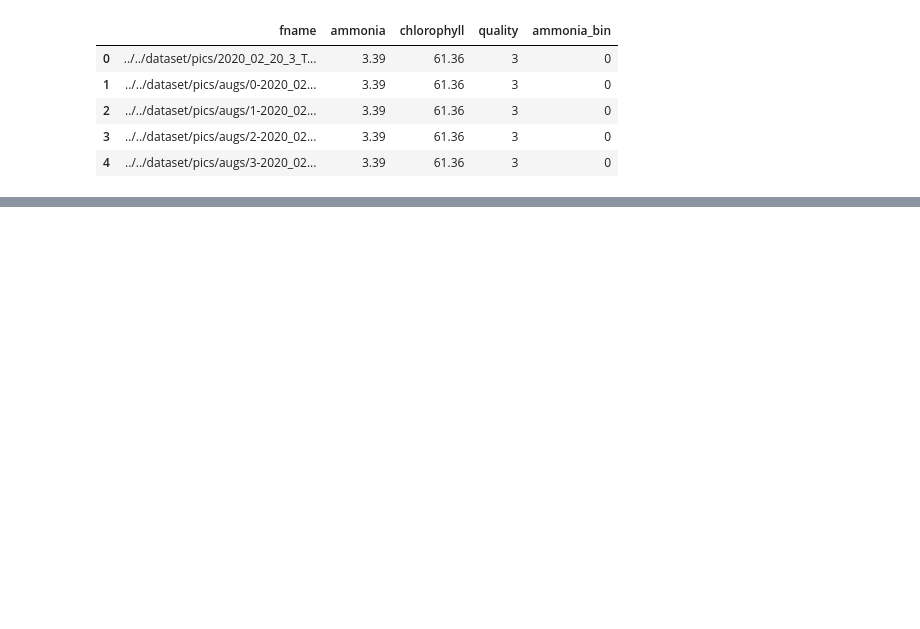
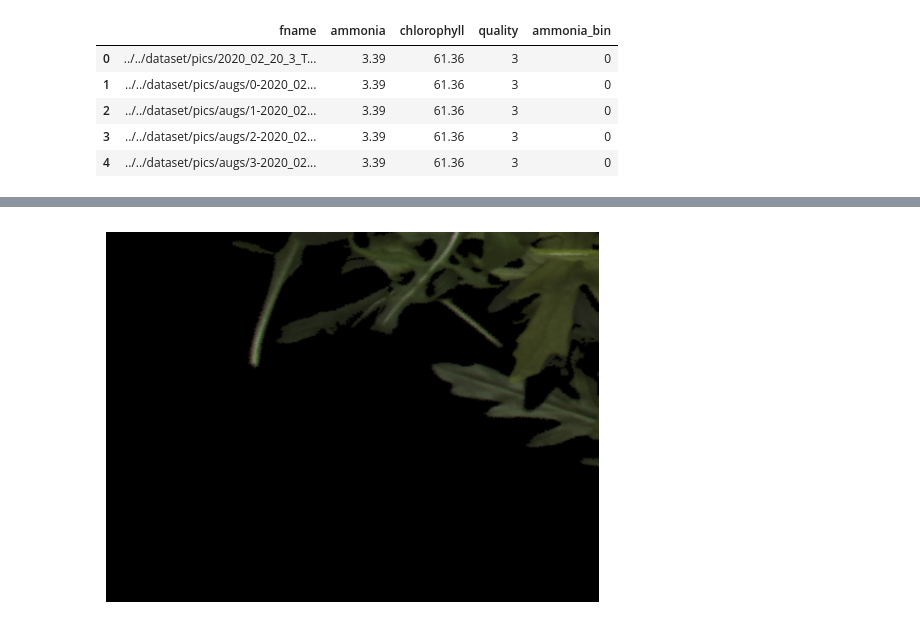
Before and after one commit to GianmarcoTurchiano/Agroalimentary-Quality-Control, a Jupyter notebook: notebooks/loader.ipynb, the cells around one changed output, grey strips where cells are left out. Cells and saved outputs as stored; diff of their text form; code cells hidden in the pictures; blank space fills up the shorter version.

```diff
--- a/notebooks/loader.ipynb
+++ b/notebooks/loader.ipynb
@@ -66,0 +147,8 @@ tensor(1.4546, grad_fn=<DivBackward0>)
+# %%
+pic = anchors[0]
+pic = pic.permute(1, 2, 0)
+plt.imshow(pic.numpy())
+plt.axis('off')
+plt.show()
+# %% [output]
+[figure, added]
```
Also changed, not shown: parts of 12 cells of this notebook, 2 other files.
